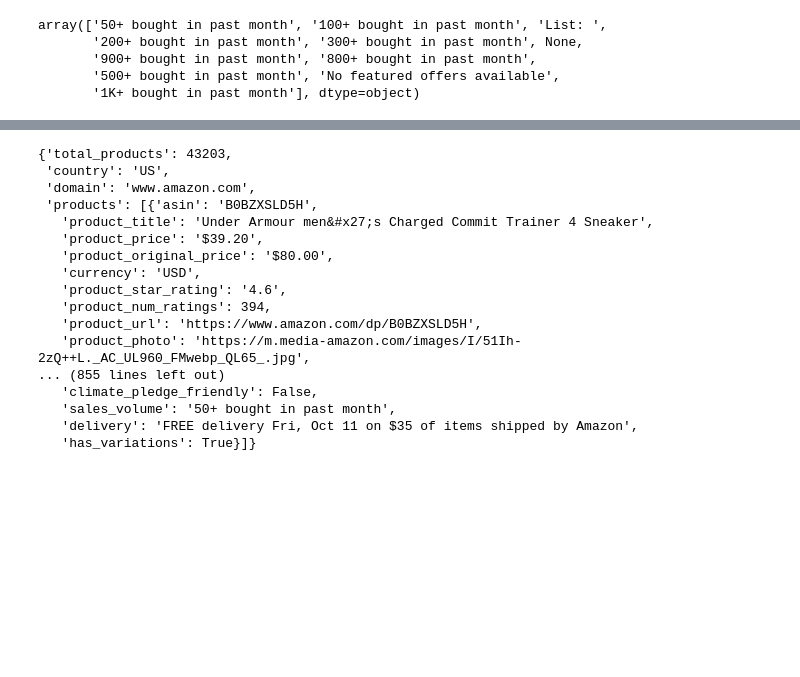
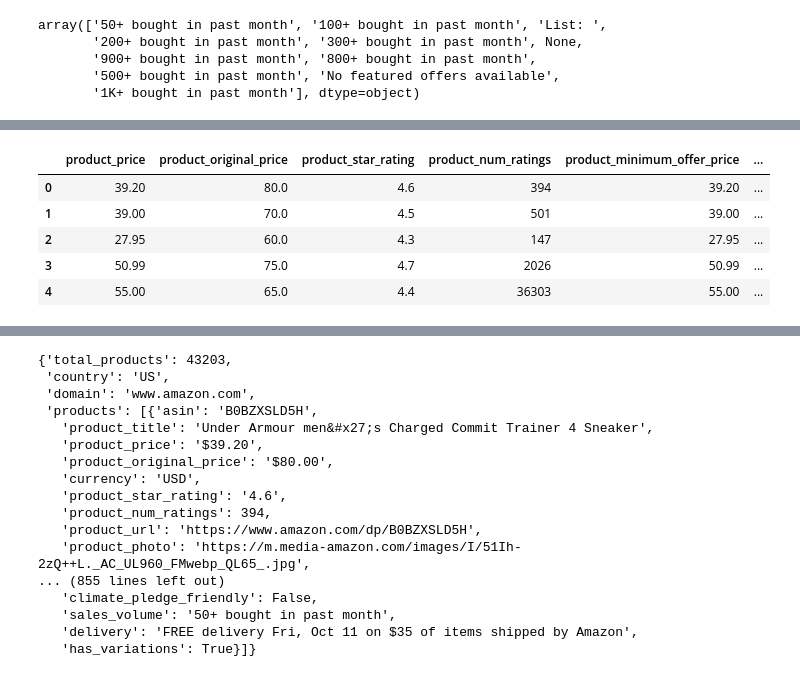
Before and after one commit to santiagoahl/amazon-mlops-dashboard, a Jupyter notebook: notebooks/tennis_demand.ipynb, the cells around one changed output, grey strips where cells are left out. Saved outputs shown, nothing was run; the diff lists cells and outputs as text; code cells hidden in the pictures; blank space fills up the shorter version.

```diff
--- a/notebooks/tennis_demand.ipynb
+++ b/notebooks/tennis_demand.ipynb
@@ -97,0 +217,9 @@ KeyError: 'total_products'
+# %%
+tenis_data_processed.head(5)
+# %% [output]
+|  | product_price | product_original_price | product_star_rating | product_num_ratings | product_minimum_offer_price | ... |
+| 0 | 39.20 | 80.0 | 4.6 | 394 | 39.20 | ... |
+| 1 | 39.00 | 70.0 | 4.5 | 501 | 39.00 | ... |
+| 2 | 27.95 | 60.0 | 4.3 | 147 | 27.95 | ... |
+| 3 | 50.99 | 75.0 | 4.7 | 2026 | 50.99 | ... |
+| 4 | 55.00 | 65.0 | 4.4 | 36303 | 55.00 | ... |
```
Also changed, not shown: parts of 35 cells of this notebook, 2 other files.
